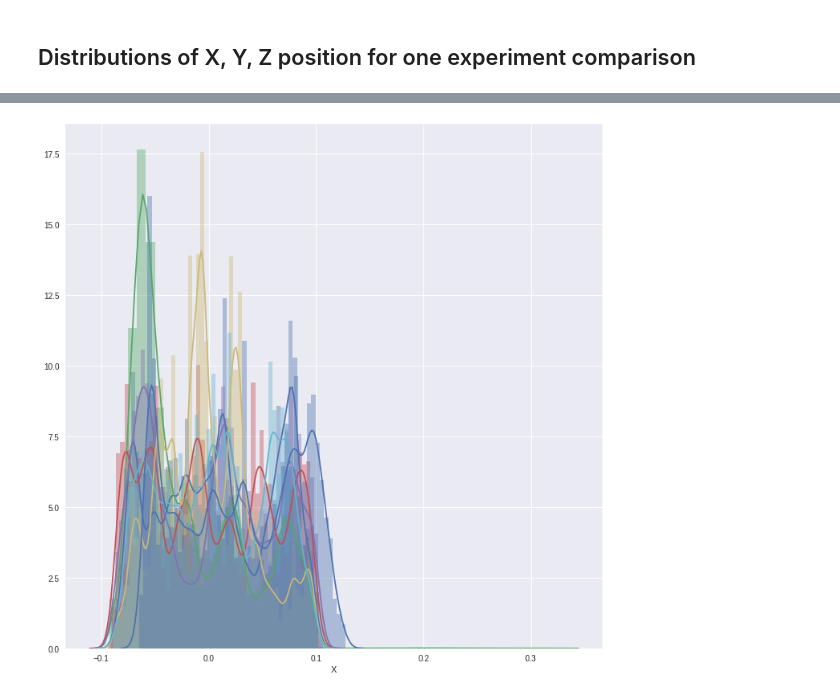
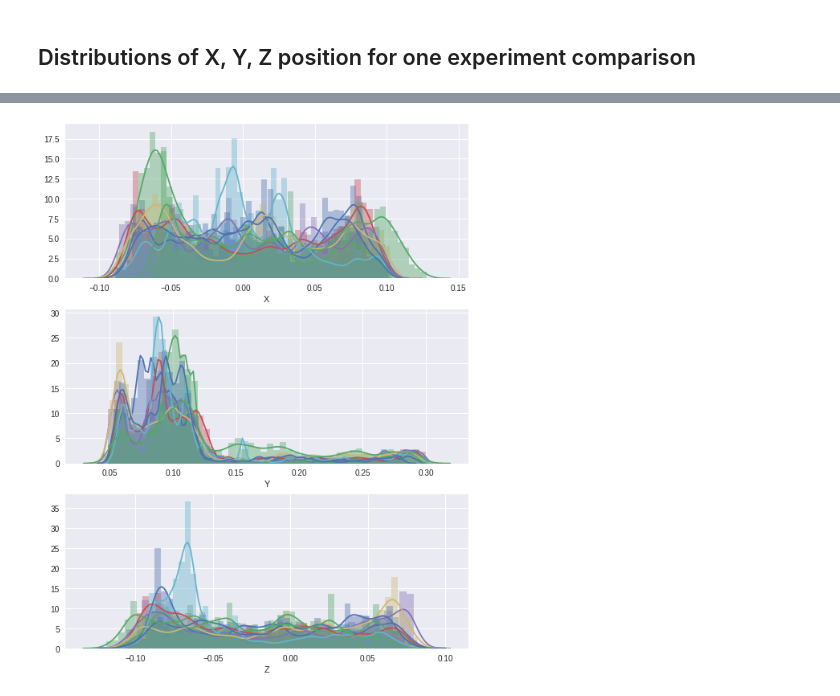
Before and after one commit to alTeska/VR_Acuity, a Jupyter notebook: PositonDistribution.ipynb, the cells around one changed output, grey strips where cells are left out. Cells and saved outputs as stored; diff of their text form; code cells hidden in the pictures.

```diff
--- a/PositonDistribution.ipynb
+++ b/PositonDistribution.ipynb
@@ -71,16 +67,3 @@ sns.jointplot(x="Z", y="Y", data=df);
 #sns.rugplot(df.Z, vertical=True, ax=ax);
 # %% [markdown]
 ## Distributions of X, Y, Z position for one experiment comparison
-# %%
-#datasets loading
-df_tbl = {}
-
-for i, x in enumerate(fnameClean):
-    df_tbl[i] = pd.read_hdf(path+fnameClean[i], keyPass)
-
-fig = plt.figure(figsize=(9,9))
-ax1 = fig.add_subplot(211)
-ax2 = fig.add_subplot(212)
-
-sns.distplot(df_tbl[0].X, ax=ax1)
-sns.distplot(df_tbl[1].X, ax=ax2)
@@ -90,8 +70,15 @@ sns.distplot(df_tbl[1].X, ax=ax2)
-# %%
-# X position of all distributions
-fig = plt.figure(figsize=(12,12))
-
-for i, x in enumerate(fnameClean):
-    sns.distplot(df_tbl[i].X)
-# %% [output]
-[figure, removed]
+# %%
+# Univariat positions X,Y,Z of all experiments
+fig = plt.figure(figsize=(9,12))
+ax1 = fig.add_subplot(311)
+ax2 = fig.add_subplot(312)
+ax3 = fig.add_subplot(313)
+
+for i, x in enumerate(fnameClean):
+    sns.distplot(df_tbl[i].X, ax=ax1)
+for i, x in enumerate(fnameClean):
+    sns.distplot(df_tbl[i].Y, ax=ax2)
+for i, x in enumerate(fnameClean):
+    sns.distplot(df_tbl[i].Z, ax=ax3)
+# %% [output]
+[figure, added]
```
Also changed, not shown: parts of 9 cells of this notebook, 1 other file.
